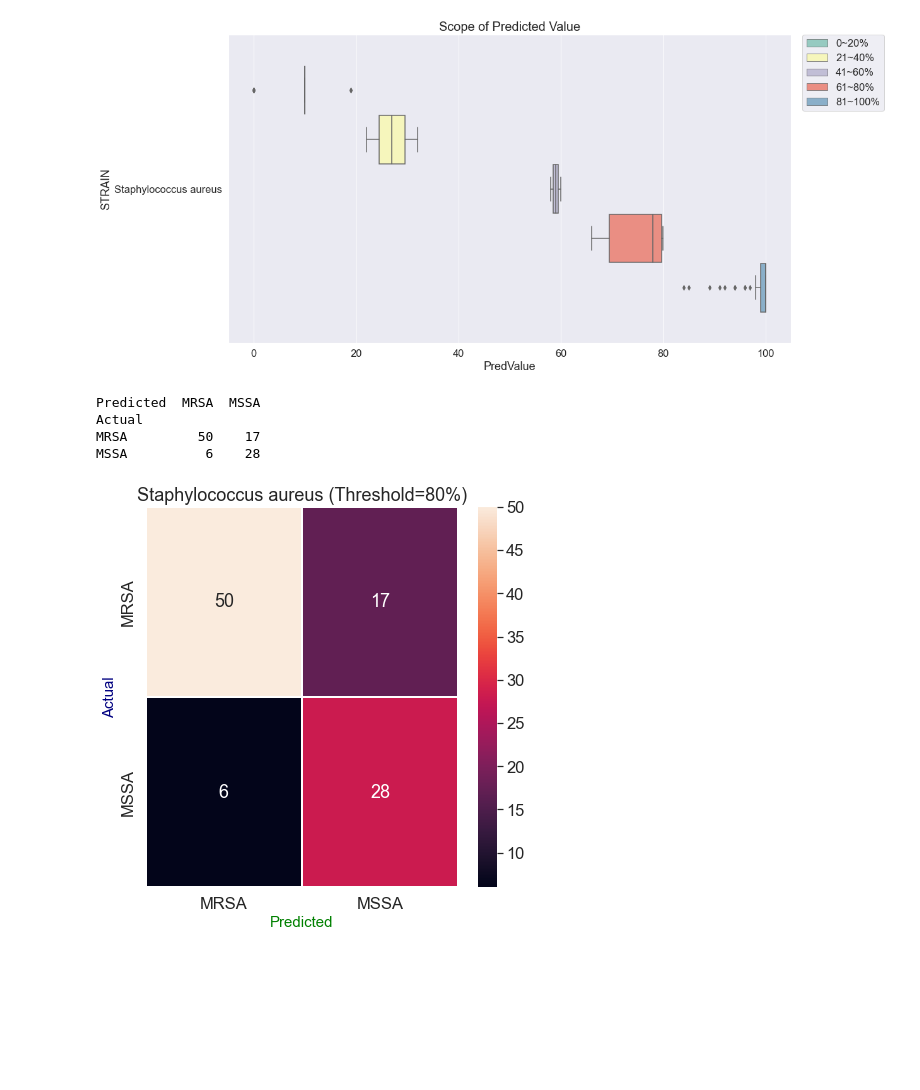
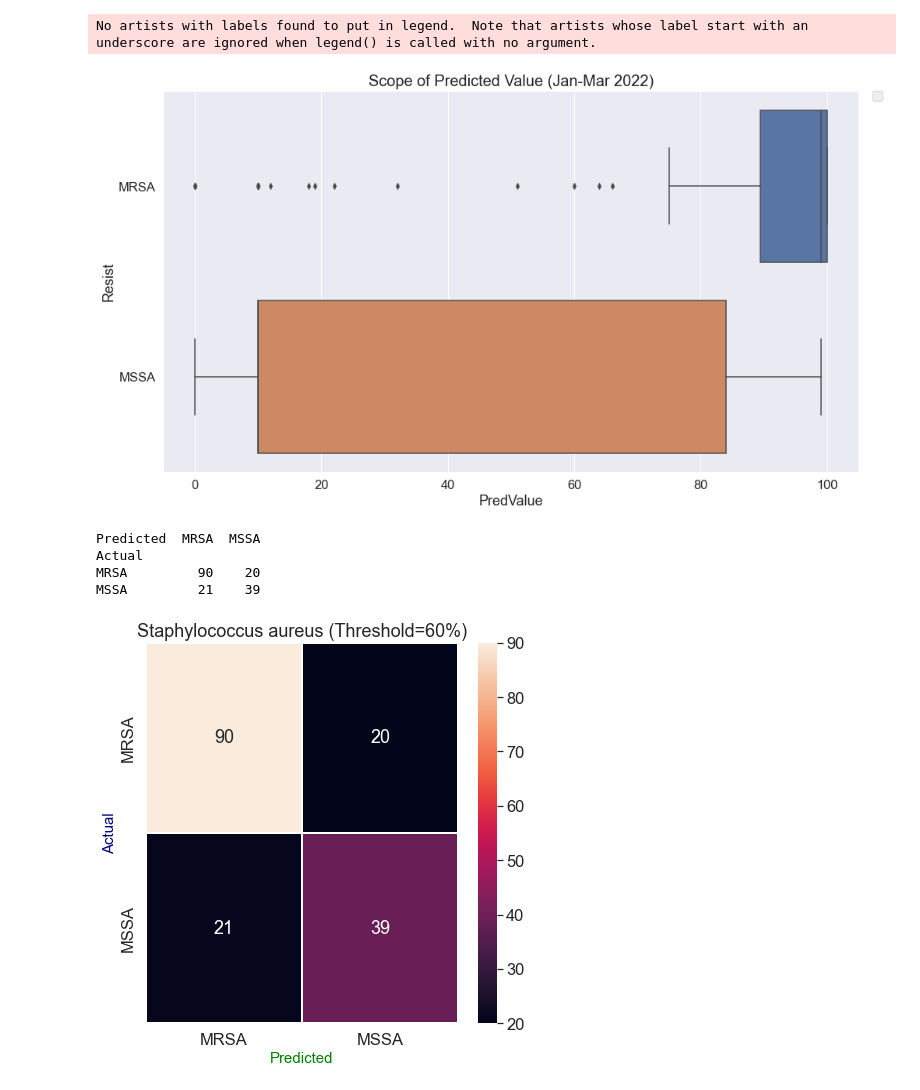
Before and after one commit to ChunWeiPeng/CMUH, a Jupyter notebook: CDSS_20220322.ipynb, the cells around one changed output. Drawn from its saved outputs; the diff is of its cells as text; code cells hidden in the pictures; blank space fills up the shorter version.

```diff
--- a/CDSS_20220322.ipynb
+++ b/CDSS_20220322.ipynb
@@ -9,15 +74,15 @@ from mpl_toolkits.mplot3d import Axes3D
 # %%
 # load data
 
-mdro = pd.read_excel(r'C:\Users\User\VSCode\智抗菌平台報表_20220309.xlsx', sheet_name='MDROs',
+mdro = pd.read_excel(r'C:\Users\User\VSCode\智抗菌平台報表_20220331.xlsx', sheet_name='MDROs',
                         dtype={'病歷號碼':'str', '申請編號':'int', '就醫序號':'int'})
-report = pd.read_excel(r'C:\Users\User\VSCode\智抗菌平台報表_20220309.xlsx', sheet_name='微生物報告',
+report = pd.read_excel(r'C:\Users\User\VSCode\智抗菌平台報表_20220331.xlsx', sheet_name='微生物報告',
                         dtype={'病歷號碼':'str', '申請編號':'int', '就醫序號':'int'})
-info = pd.read_excel(r'C:\Users\User\VSCode\智抗菌平台報表_20220309.xlsx', sheet_name='就醫資訊',
+info = pd.read_excel(r'C:\Users\User\VSCode\智抗菌平台報表_20220331.xlsx', sheet_name='就醫資訊',
                         dtype={'病歷號碼':'str', '就醫序號':'int'})
-anti = pd.read_excel(r'C:\Users\User\VSCode\智抗菌平台報表_20220309.xlsx', sheet_name='抗生素使用',
+anti = pd.read_excel(r'C:\Users\User\VSCode\智抗菌平台報表_20220331.xlsx', sheet_name='抗生素使用',
                         dtype={'病歷號碼':'str', '就醫序號':'int'})
-examValue = pd.read_excel(r'C:\Users\User\VSCode\智抗菌平台報表_20220309.xlsx', sheet_name='檢驗數值',
+examValue = pd.read_excel(r'C:\Users\User\VSCode\智抗菌平台報表_20220331.xlsx', sheet_name='檢驗數值',
                         dtype={'病歷號碼':'str', '就醫序號':'int'})
 # %%
 # load data 2021
@@ -47,4 +112,8 @@ cdss_info = cdss_info.drop_duplicates()
 # %%
 CDSS = pd.merge(cdss_info, anti, how='left', on=['病歷號碼','就醫序號'])
 CDSS = CDSS.drop_duplicates()
+# %%
+CDSS_old = pd.read_excel(r'C:\Users\User\VSCode\CDSS(2022).xlsx')
+CDSS = pd.concat([CDSS_old, CDSS])
+CDSS = CDSS.drop_duplicates()
 # %%
@@ -114,14 +673,15 @@ Name: Resist, dtype: int64
 # %%
 plt.figure(figsize=(16,9))
 
 hue_order = ['0~20%', '21~40%', '41~60%', '61~80%', '81~100%']
-sn.boxplot(y='STRAIN', x='PredValue', orient='h', data=SA, hue='PredLevel', hue_order=hue_order, palette="Set3")
+sn.boxplot(y='Resist', x='PredValue', orient='h', data=SA)#, hue='PredLevel', hue_order=hue_order, palette="Set3")
 plt.legend(bbox_to_anchor=(1.02, 1), loc='upper left', borderaxespad=0)
 
-plt.title('Scope of Predicted Value', fontsize = 20)
+plt.title('Scope of Predicted Value (Jan-Mar 2022)', fontsize = 20)
 plt.show()
 # %% [output]
+No artists with labels found to put in legend.  Note that artists whose label start with an underscore are ignored when legend() is called with no argument.
-[figure, old version]
+[figure, new version]
 # %%
 
 
@@ -142,23 +702,24 @@ SA['Predicted'] = np.where(SA['PredLevel'] != '81~100%', 'MSSA', 'MRSA')
 # %%
 # confusion matrix
 
-confusion_matrix_SA = pd.crosstab(SA['Resist'], SA['Predicted'], rownames=['Actual'], colnames=['Predicted'])
+# SA['Predicted'] = np.where(SA['PredLevel'] != '81~100%', 'MRSA', 'MSSA')
+confusion_matrix_SA = pd.crosstab(SA['Resist'], SA['TH60'], rownames=['Actual'], colnames=['Predicted'])
 print (confusion_matrix_SA)
 
 
 plt.figure(figsize=(7,7))
 sn.set(font_scale = 1.5)
 sn.heatmap(confusion_matrix_SA, annot=True, fmt='d', linewidths=1.5)
-plt.title('Staphylococcus aureus (Threshold=80%)', fontsize = 18)
+plt.title('Staphylococcus aureus (Threshold=60%)', fontsize = 18)
 plt.xlabel('Predicted', fontsize = 15, color='green')
 plt.ylabel('Actual', fontsize = 15, color='navy')
 plt.show()
 # %% [output]
 Predicted  MRSA  MSSA
 Actual
-MRSA         50    17
-MSSA          6    28
+MRSA         90    20
+MSSA         21    39
-[figure, old version]
+[figure, new version]
 # %%
 # box plot (pred value range)
 
```
Also changed, not shown: parts of 41 cells of this notebook, 3 other files.
